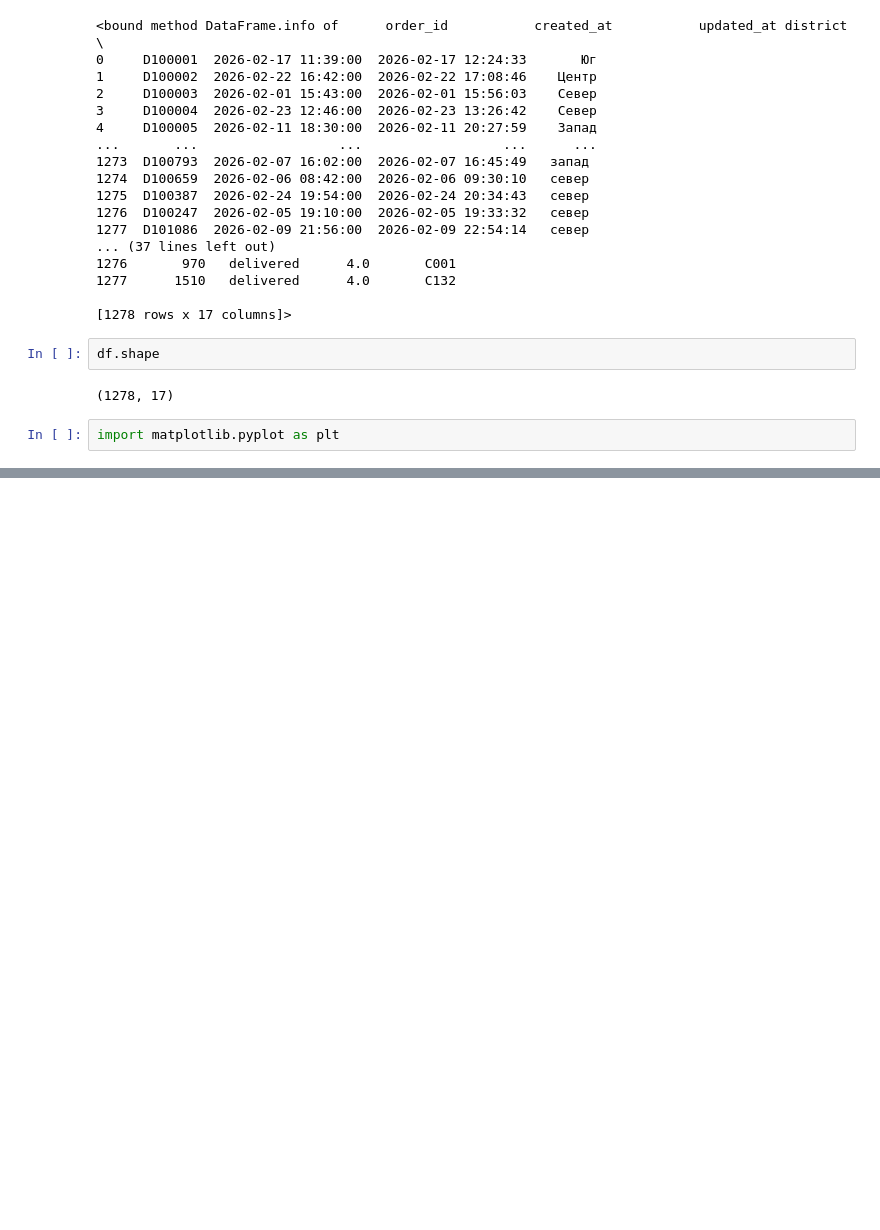
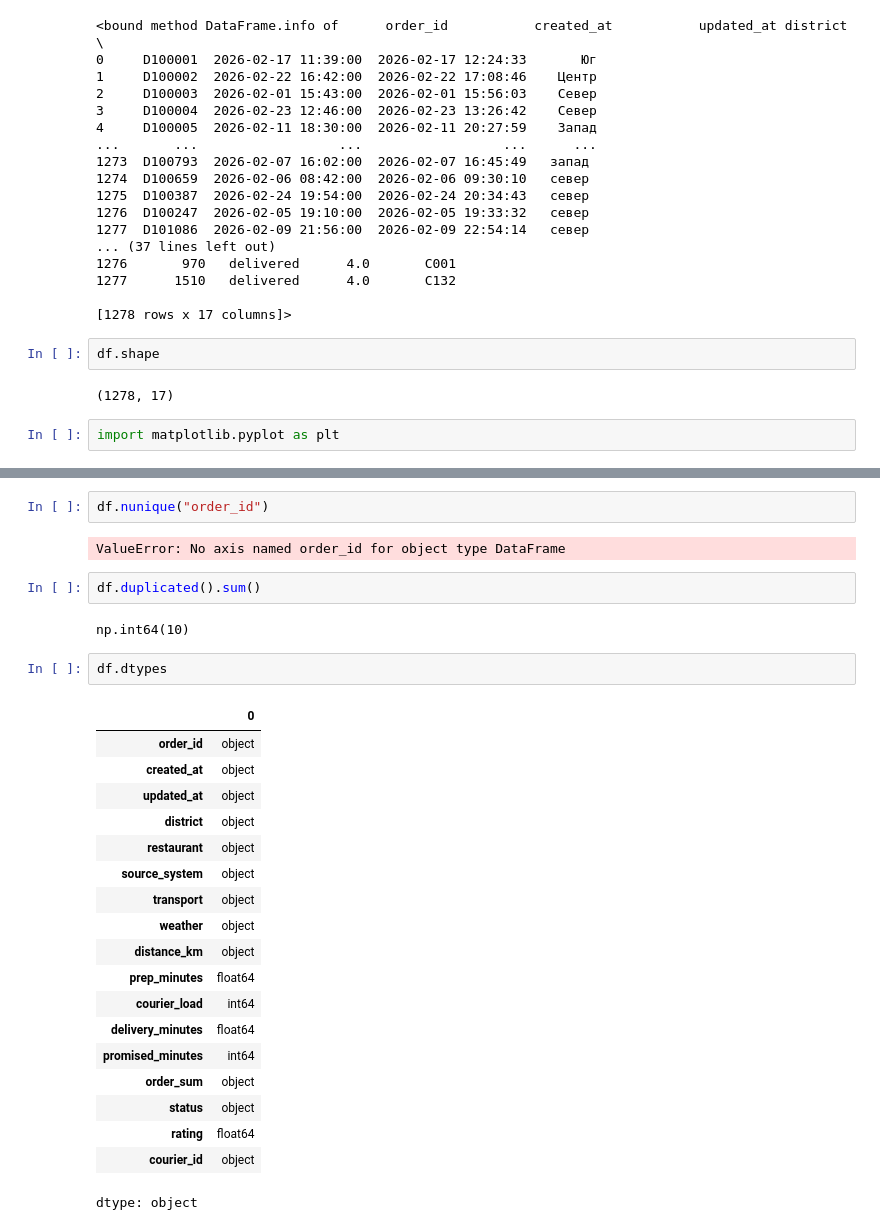
Before and after one commit to MEDBEDGITHUB/eda_project_yanakurierovnikogda, a Jupyter notebook: main.ipynb, the cells around one changed output, grey strips where cells are left out. Saved outputs shown, nothing was run; the diff lists cells and outputs as text; blank space fills up the shorter version.

```diff
--- a/main.ipynb
+++ b/main.ipynb
@@ -47,0 +48,30 @@ plt.show()
+# %%
+df.nunique("order_id")
+# %% [output]
+ValueError: No axis named order_id for object type DataFrame
+# %%
+df.duplicated().sum()
+# %% [output]
+np.int64(10)
+# %%
+df.dtypes
+# %% [output]
+|  | 0 |
+| order_id | object |
+| created_at | object |
+| updated_at | object |
+| district | object |
+| restaurant | object |
+| source_system | object |
+| transport | object |
+| weather | object |
+| distance_km | object |
+| prep_minutes | float64 |
+| courier_load | int64 |
+| delivery_minutes | float64 |
+| promised_minutes | int64 |
+| order_sum | object |
+| status | object |
+| rating | float64 |
+| courier_id | object |
+dtype: object
```
Also changed, not shown: parts of 2 cells of this notebook.
